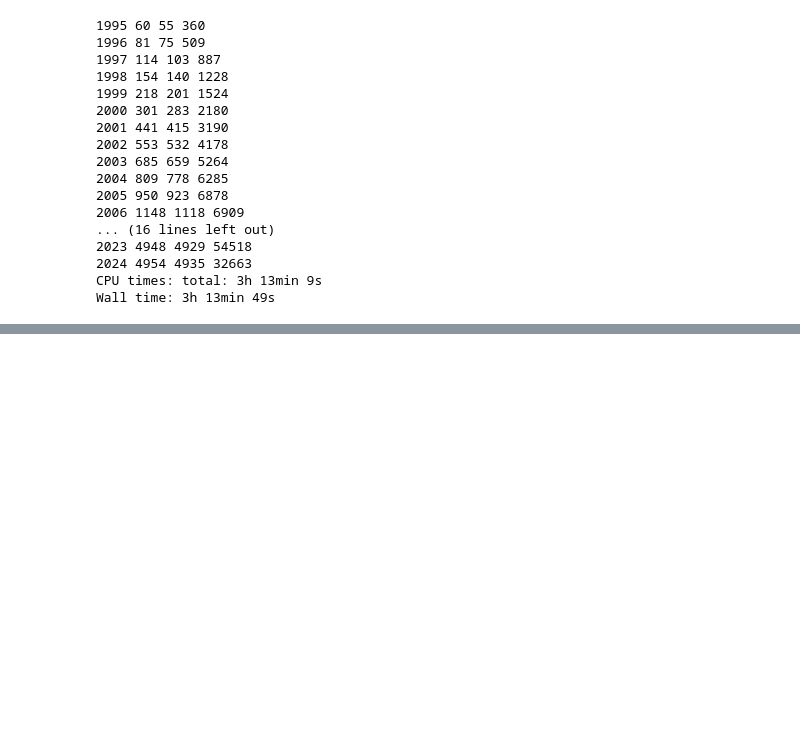
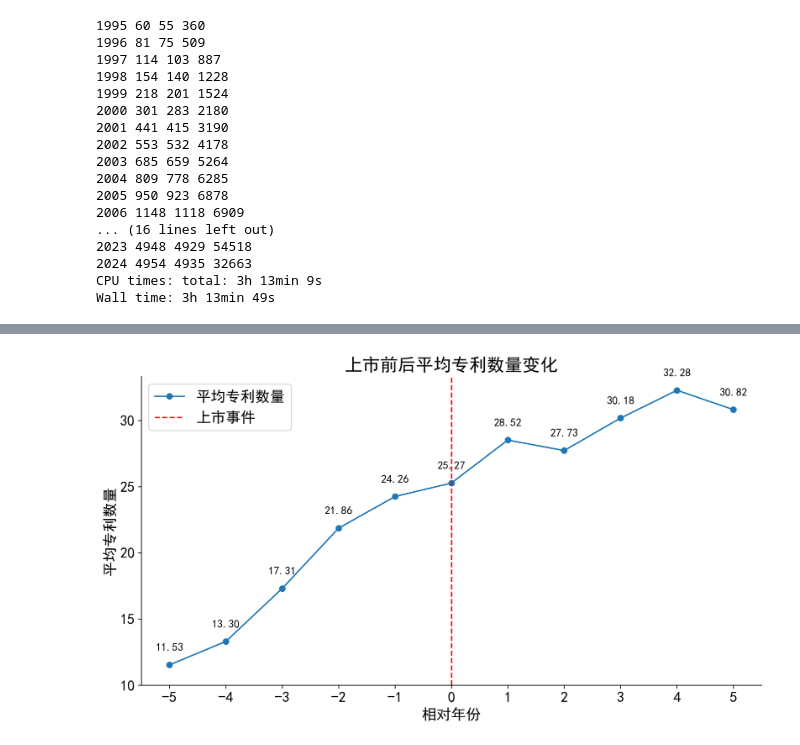
Before and after one commit to ideatechresearch/patent_invest, a Jupyter notebook: 上市公司专利技术相似度.ipynb, the cells around one changed output, grey strips where cells are left out. Cells and saved outputs as stored; diff of their text form; code cells hidden in the pictures; blank space fills up the shorter version.

```diff
--- a/上市公司专利技术相似度.ipynb
+++ b/上市公司专利技术相似度.ipynb
@@ -1358,0 +1506,7 @@ Wall time: 3h 13min 49s
+# %%
+co_num=patent_co_stk_list.groupby(['行业','申请年'],as_index=False)['股票代码'].nunique().rename(columns={'股票代码': '公司数量'})
+application_num=patent_co_stk_list.groupby(['行业','申请年'],as_index=False).申请号.nunique().rename(columns={'申请号': '申请数量'})
+industry_year_patent=pd.merge(co_num, application_num, on=['行业', '申请年'],how='outer')
+authorized_counts=patent_co_stk_list.groupby(['行业','申请年'],as_index=False)['当前法律状态'].apply(lambda x: (x == '授权').sum()).rename(columns={'当前法律状态': '授权数量'})
+industry_year_patent=industry_year_patent.merge(authorized_counts, on=['行业', '申请年'],how='left')
+industry_year_patent
@@ -1358,0 +1718,5 @@ Wall time: 3h 13min 49s
+# %%
+patent_co_stk_list['首次上市日期']=pd.to_datetime(patent_co_stk_list['首次上市日期'])
+# %%
+patent_co_stk_list['relative_year'] = (patent_co_stk_list['申请日'] - patent_co_stk_list['首次上市日期']).dt.days // 365
+patent_co_stk_list['relative_year'].value_counts().head(10)
@@ -1358,0 +1779,3 @@ Wall time: 3h 13min 49s
+# %%
+event_patents = patent_co_stk_list[(patent_co_stk_list['relative_year']>=-5)&(patent_co_stk_list['relative_year']<=5)].groupby(['relative_year','股票代码'],as_index=False)['申请号'].nunique()
+event_patents
@@ -1358,0 +1796,22 @@ Wall time: 3h 13min 49s
+# %%
+mean_event_patents = event_patents.groupby('relative_year').申请号.mean().rename('平均专利数量')
+plt.figure(figsize=(12, 6),dpi=240)
+ax =mean_event_patents.plot(marker='o')
+plt.title('上市前后平均专利数量变化')
+plt.xlabel('相对年份')
+plt.ylabel('平均专利数量')
+x_ticks = range(int(mean_event_patents.index.min()), int(mean_event_patents.index.max()) + 1, 1)
+plt.xticks(x_ticks)
+plt.ylim(10)
+for year in mean_event_patents.index:
+    y1_value = mean_event_patents.loc[year]
+   # 动态调整偏移量以防止重叠
+    plt.annotate(f'{int(y1_value)}' if y1_value == int(y1_value) else f'{y1_value:.2f}',
+                    (year, y1_value), textcoords="offset points", xytext=(0, 15), ha='center', fontsize=12)#, color='black'
+plt.axvline(0, color='r', linestyle='--', label='上市事件')
+# plt.legend(loc='lower center', bbox_to_anchor=(0.5, -0.15), ncol=2, fontsize=14,frameon=False)
+plt.legend()
+ax.spines['top'].set_visible(False)
+ax.spines['right'].set_visible(False)
+# %% [output]
+[figure, added]
```
Also changed, not shown: parts of 107 cells of this notebook, 1 other file.
